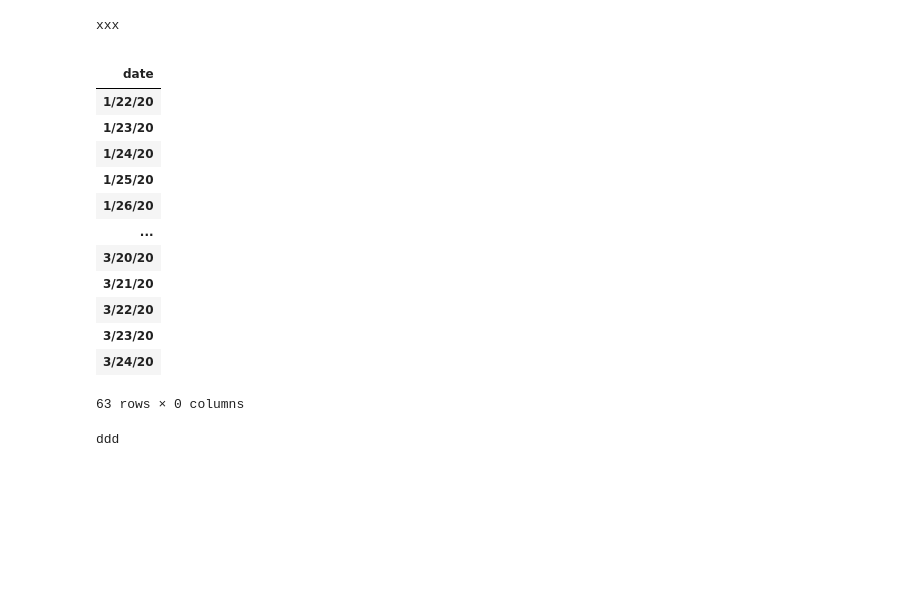
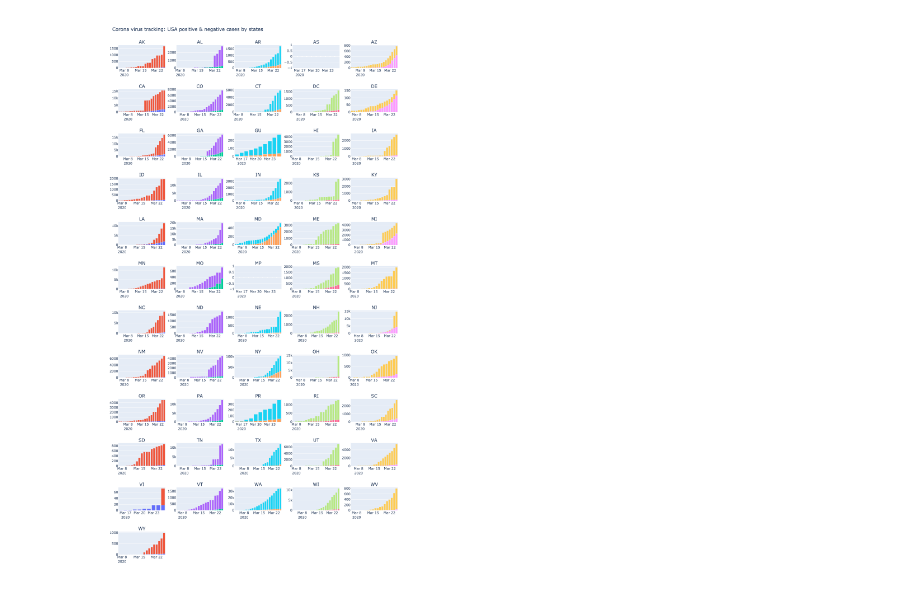
Before and after one commit to Anrris/corona, a Jupyter notebook: corona.ipynb, the cells around one changed output. Cells and saved outputs as stored; diff of their text form; code cells hidden in the pictures; blank space fills up the shorter version.

```diff
--- a/corona.ipynb
+++ b/corona.ipynb
@@ -1,26 +1,10 @@
 # %%
 import importlib
 import corona_plots
 importlib.reload(corona_plots)
 
-#corona_plots.CoronaPlots.plot_global_cases(auto_open=True)
+corona_plots.CoronaPlots.plot_global_cases(auto_open=True)
 corona_plots.CoronaPlots.plot_usa_cases(auto_open=True)
-#corona_plots.CoronaPlots.plot_usa_pos_neg_tracking(auto_open=True)
-pass
+corona_plots.CoronaPlots.plot_usa_pos_neg_tracking(auto_open=True)
 # %% [output]
-xxx
-|  |
-| date |
-| 1/22/20 |
-| 1/23/20 |
-| 1/24/20 |
-| 1/25/20 |
-| 1/26/20 |
-| ... |
-| 3/20/20 |
-| 3/21/20 |
-| 3/22/20 |
-| 3/23/20 |
-| 3/24/20 |
-63 rows × 0 columns
-ddd
+[figure, added]
```
Also changed, not shown: 4 other files.
